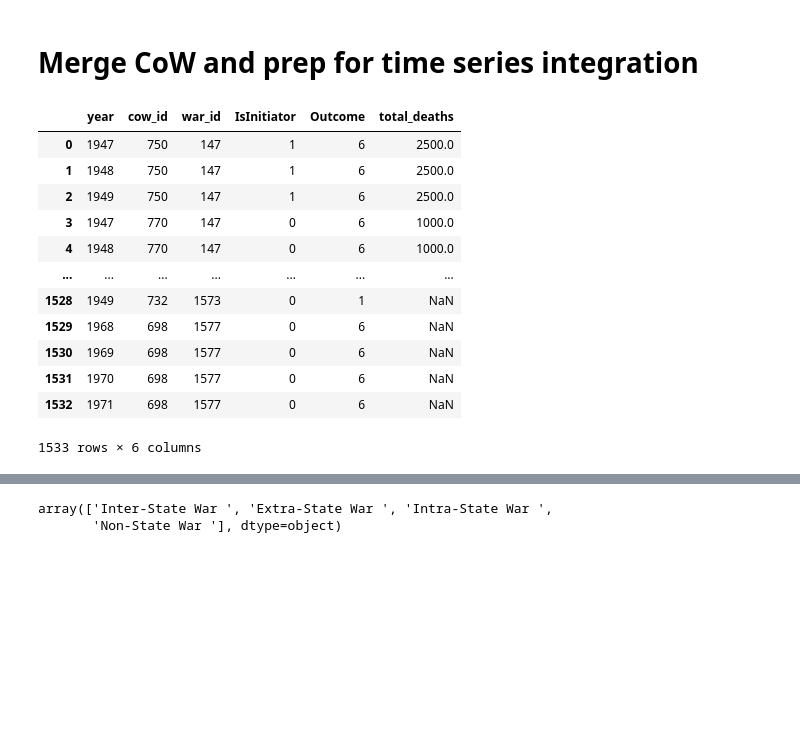
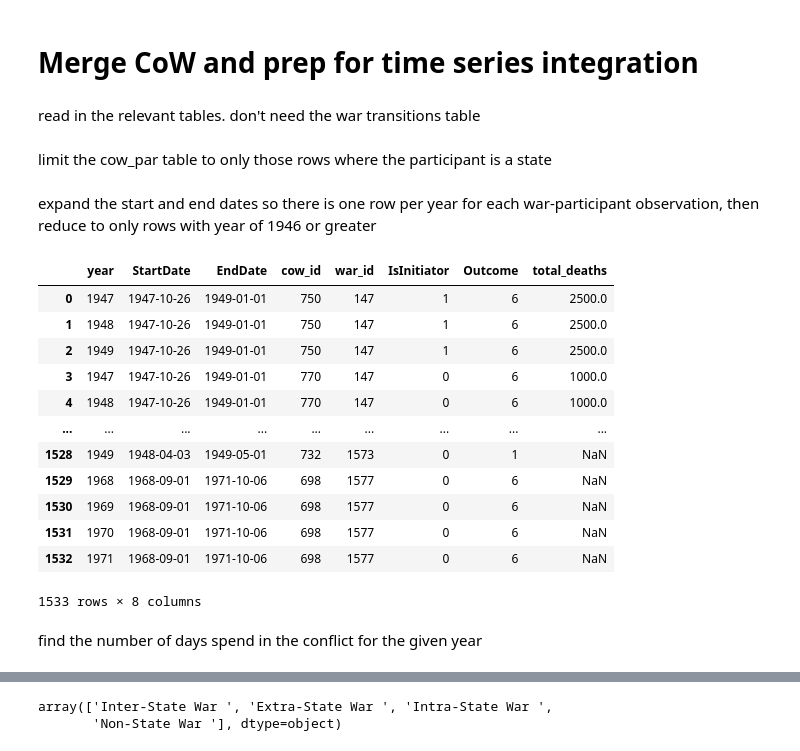
Before and after one commit to jenna-jordan/international-relations-database-extended, a Jupyter notebook: Mashup_Data/Merge_CoW.ipynb, the cells around one changed output, grey strips where cells are left out. Saved outputs shown, nothing was run; the diff lists cells and outputs as text; code cells hidden in the pictures; blank space fills up the shorter version.

```diff
--- a/Mashup_Data/Merge_CoW.ipynb
+++ b/Mashup_Data/Merge_CoW.ipynb
@@ -5,3 +6,5 @@ import pandas as pd
+# %% [markdown]
+read in the relevant tables. don't need the war transitions table
 # %%
 cow_par = pd.read_csv("../Data/CoW/Wrangled/war_participants.csv")
 cow_pol = pd.read_csv("../Data/CoW/Wrangled/polities.csv")
@@ -9,39 +13,47 @@ cow_war = pd.read_csv("../Data/CoW/Wrangled/wars.csv", usecols=['WarID', 'WarTyp
+# %% [markdown]
+limit the cow_par table to only those rows where the participant is a state
 # %%
 cow_pol_states = cow_pol[cow_pol['PolityType']=='State']
 cow_pol_states_list = list(cow_pol_states['PolityID'].unique())
 
 cow_par = cow_par[cow_par['PolityID'].isin(cow_pol_states_list)]
+# %% [markdown]
+expand the start and end dates so there is one row per year for each war-participant observation, then reduce to only rows with year of 1946 or greater
 # %%
-cow_par['EndDate'] = cow_par['EndDate'].fillna('2008-01-01')
+cow_par['EndDate'] = cow_par['EndDate'].fillna('2008-12-31')
 cow_par['StartDate'] = pd.to_datetime(cow_par['StartDate'])
 cow_par['EndDate'] = pd.to_datetime(cow_par['EndDate'])
 
-cow_par['StartDate'] = cow_par['StartDate'].apply(lambda dt: dt.replace(day=1, month=1))
-cow_par['EndDate'] = cow_par['EndDate'].apply(lambda dt: dt.replace(day=1, month=1))
+cow_par['StartDateClean'] = cow_par['StartDate'].apply(lambda dt: dt.replace(day=1, month=1))
+cow_par['EndDateClean'] = cow_par['EndDate'].apply(lambda dt: dt.replace(day=1, month=1))
 
 
-cow_par_ts = pd.concat([pd.DataFrame({'year': pd.date_range(row.StartDate, row.EndDate, freq='YS'),
+cow_par_ts = pd.concat([pd.DataFrame({'year': pd.date_range(row.StartDateClean, row.EndDateClean, freq='YS'),
+                                      'StartDate': row.StartDate,
+                                      'EndDate': row.EndDate,
                                       'cow_id': row.PolityID,
                                       'war_id': row.WarID,
                                       'IsInitiator': row.IsInitiator,
                                       'Outcome': row.Outcome,
                                       'total_deaths': row.Deaths},
-                                 columns=['year', 'cow_id', 'war_id', 'IsInitiator', 'Outcome', 'total_deaths'])
+                                 columns=['year', 'StartDate', 'EndDate', 'cow_id', 'war_id', 'IsInitiator', 'Outcome', 'total_deaths'])
                                  for i, row in cow_par.iterrows()], ignore_index=True)
 cow_par_ts['year'] = cow_par_ts['year'].dt.year
 cow_par_ts = cow_par_ts[cow_par_ts['year'] > 1945].reset_index(drop=True)
 cow_par_ts
 # %% [output]
-|  | year | cow_id | war_id | IsInitiator | Outcome | total_deaths |
-| 0 | 1947 | 750 | 147 | 1 | 6 | 2500.0 |
-| 1 | 1948 | 750 | 147 | 1 | 6 | 2500.0 |
-| 2 | 1949 | 750 | 147 | 1 | 6 | 2500.0 |
-| 3 | 1947 | 770 | 147 | 0 | 6 | 1000.0 |
-| 4 | 1948 | 770 | 147 | 0 | 6 | 1000.0 |
-| ... | ... | ... | ... | ... | ... | ... |
-| 1528 | 1949 | 732 | 1573 | 0 | 1 | NaN |
-| 1529 | 1968 | 698 | 1577 | 0 | 6 | NaN |
-| 1530 | 1969 | 698 | 1577 | 0 | 6 | NaN |
-| 1531 | 1970 | 698 | 1577 | 0 | 6 | NaN |
-| 1532 | 1971 | 698 | 1577 | 0 | 6 | NaN |
+|  | year | StartDate | EndDate | cow_id | war_id | IsInitiator | Outcome | total_deaths |
+| 0 | 1947 | 1947-10-26 | 1949-01-01 | 750 | 147 | 1 | 6 | 2500.0 |
+| 1 | 1948 | 1947-10-26 | 1949-01-01 | 750 | 147 | 1 | 6 | 2500.0 |
+| 2 | 1949 | 1947-10-26 | 1949-01-01 | 750 | 147 | 1 | 6 | 2500.0 |
+| 3 | 1947 | 1947-10-26 | 1949-01-01 | 770 | 147 | 0 | 6 | 1000.0 |
+| 4 | 1948 | 1947-10-26 | 1949-01-01 | 770 | 147 | 0 | 6 | 1000.0 |
+| ... | ... | ... | ... | ... | ... | ... | ... | ... |
+| 1528 | 1949 | 1948-04-03 | 1949-05-01 | 732 | 1573 | 0 | 1 | NaN |
+| 1529 | 1968 | 1968-09-01 | 1971-10-06 | 698 | 1577 | 0 | 6 | NaN |
+| 1530 | 1969 | 1968-09-01 | 1971-10-06 | 698 | 1577 | 0 | 6 | NaN |
+| 1531 | 1970 | 1968-09-01 | 1971-10-06 | 698 | 1577 | 0 | 6 | NaN |
+| 1532 | 1971 | 1968-09-01 | 1971-10-06 | 698 | 1577 | 0 | 6 | NaN |
-1533 rows × 6 columns
+1533 rows × 8 columns
+# %% [markdown]
+find the number of days spend in the conflict for the given year
```
Also changed, not shown: parts of 22 cells of this notebook, 13 other files.
